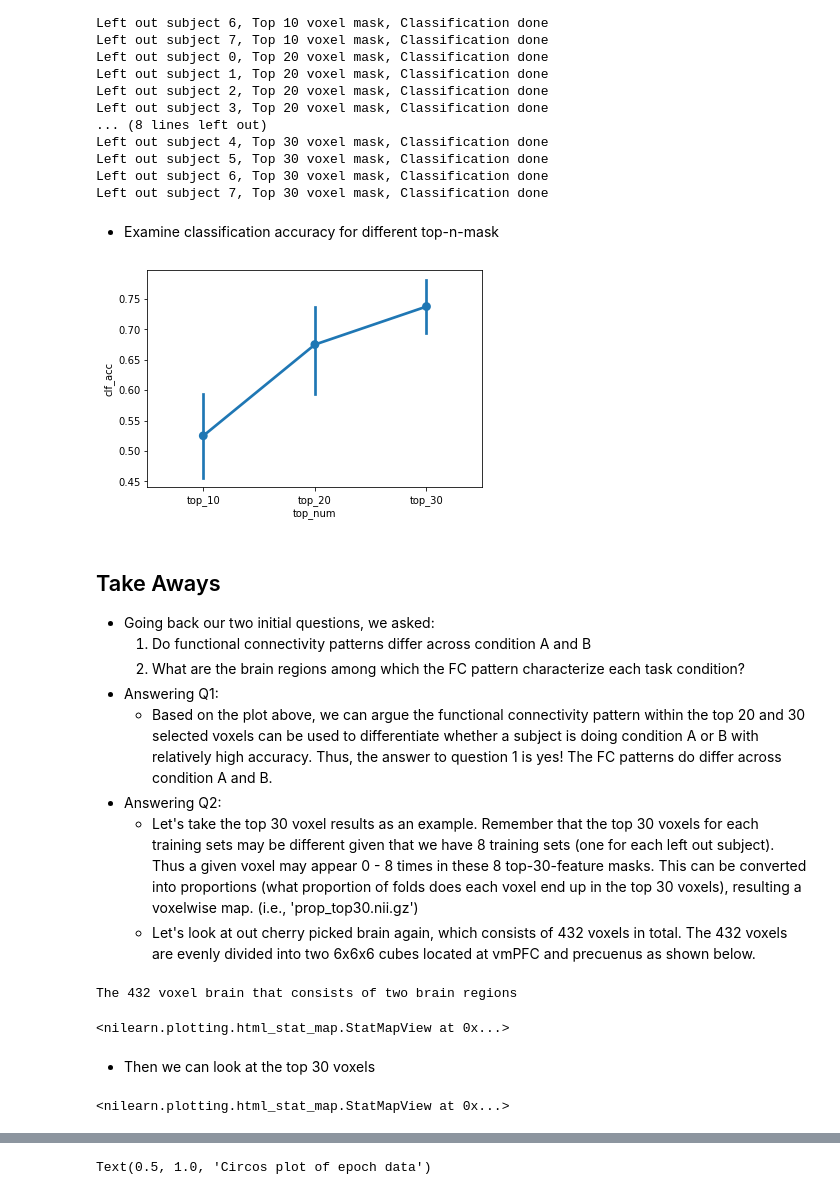
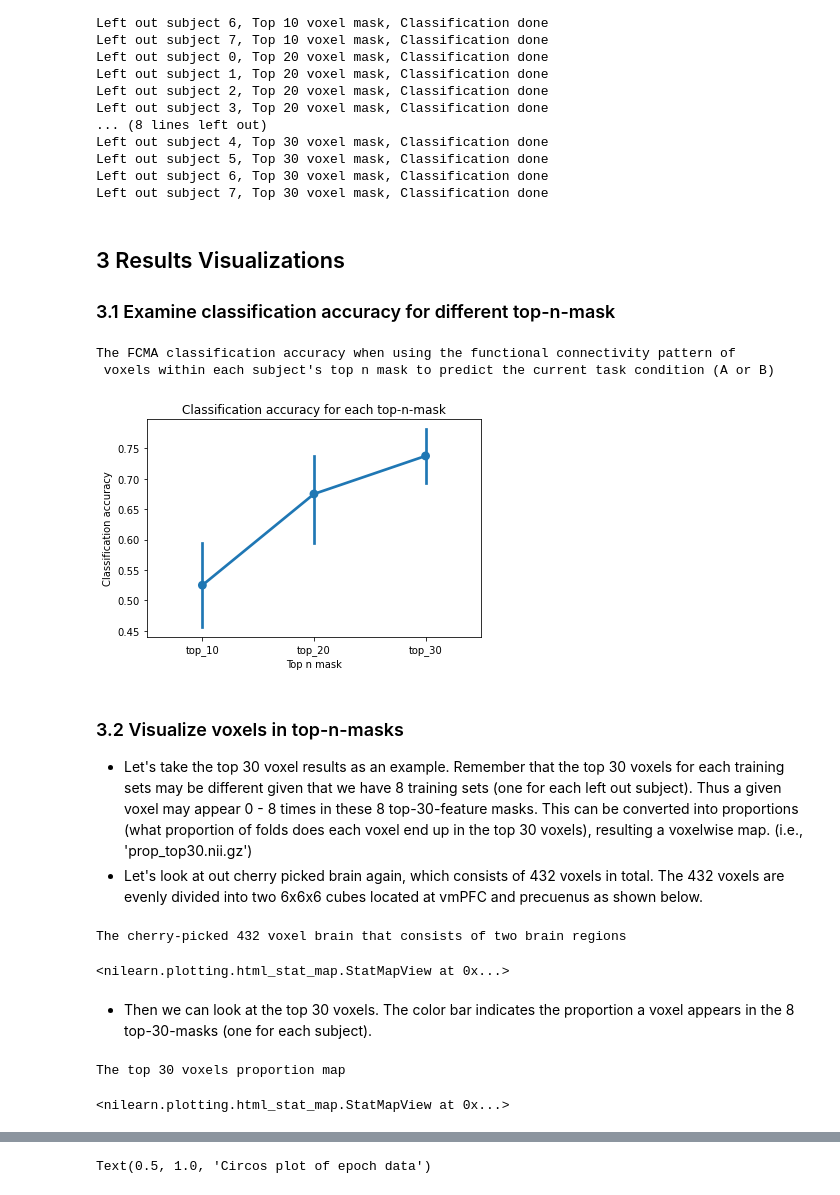
Before and after one commit to brainiak/brainiak-aperture, a Jupyter notebook: notebooks/fcma/FCMA_demo.ipynb, the cells around one changed output, grey strips where cells are left out. Drawn from its saved outputs; the diff is of its cells as text; code cells hidden in the pictures.

```diff
--- a/notebooks/fcma/FCMA_demo.ipynb
+++ b/notebooks/fcma/FCMA_demo.ipynb
@@ -368,7 +394,8 @@ Left out subject 5, Top 30 voxel mask, Classification done
 Left out subject 6, Top 30 voxel mask, Classification done
 Left out subject 7, Top 30 voxel mask, Classification done
 # %% [markdown]
-- Examine classification accuracy for different top-n-mask
+## 3 Results Visualizations <a id="visualization"></a>
+### 3.1 Examine classification accuracy for different top-n-mask <a id="line"></a>
 # %%
 # write a function to extract left-out subject id and the classification acc.
 def extract_clf_acc(base_dir, top_num, num_subjs):
@@ -385,54 +412,56 @@ def extract_clf_acc(base_dir, top_num, num_subjs):
     acc = []
     for line in lines:
         id_start_index = line.index('_no') + len('_no')
         id_end_index = line.index('_result_seq')
         id = int(line[id_start_index:id_end_index])
         loo_id.append(id)
 
         acc_start_index = line.index(': ') + 2
         acc_end_index = line.index('\n')
         score = float(line[acc_start_index:acc_end_index])
         acc.append(score)
 
     # write a dataframe
     colnames = ['loo_id','clf_acc','top_num']
     df = pd.DataFrame(index=range(len(loo_id)), columns=colnames)
     df['loo_id'] = loo_id
     df['clf_acc'] = acc
     df['top_num'] = np.repeat(top_num, len(loo_id)).tolist()
 
     return df
 
 # generate df and concatenate them together
 df_list = [extract_clf_acc(output_dir,'top_10', num_subjs),
            extract_clf_acc(output_dir,'top_20', num_subjs),
            extract_clf_acc(output_dir,'top_30', num_subjs)]
 final_df = pd.concat(df_list).reset_index(drop=True)
 
 # a quick look at the df
 ax = sns.pointplot(x="top_num", y="clf_acc", data=final_df)
+ax.set_title('Classification accuracy for each top-n-mask')
+ax.set_ylabel('Classification accuracy')
+ax.set_xlabel('Top n mask')
+print("The FCMA classification accuracy when using the functional connectivity pattern of \n voxels within each subject's top n mask to predict the current task condition (A or B) ")
 # %% [output]
+The FCMA classification accuracy when using the functional connectivity pattern of
+ voxels within each subject's top n mask to predict the current task condition (A or B)
-[figure, old version]
+[figure, new version]
 # %% [markdown]
-## Take Aways
-- Going back our two initial questions, we asked:
-    1. Do functional connectivity patterns differ across condition A and B
-    2. What are the brain regions among which the FC pattern characterize each task condition?
-- Answering Q1:
-    - Based on the plot above, we can argue the functional connectivity pattern within the top 20 and 30 selected voxels can be used to differentiate whether a subject is doing condition A or B with relatively high accuracy. Thus, the answer to question 1 is yes! The FC patterns do differ across condition A and B.
-- Answering Q2:
-    - Let's take the top 30 voxel results as an example. Remember that the top 30 voxels for each training sets may be different given that we have 8 training sets (one for each left out subject). Thus a given voxel may appear 0 - 8 times in these 8 top-30-feature masks. This can be converted into proportions (what proportion of folds does each voxel end up in the top 30 voxels), resulting a voxelwise map. (i.e., 'prop_top30.nii.gz')
-    - Let's look at out cherry picked brain again, which consists of 432 voxels in total. The 432 voxels are evenly divided into two 6x6x6 cubes located at vmPFC and precuenus as shown below.
+### 3.2 Visualize voxels in top-n-masks <a id="niview"></a>
+- Let's take the top 30 voxel results as an example. Remember that the top 30 voxels for each training sets may be different given that we have 8 training sets (one for each left out subject). Thus a given voxel may appear 0 - 8 times in these 8 top-30-feature masks. This can be converted into proportions (what proportion of folds does each voxel end up in the top 30 voxels), resulting a voxelwise map. (i.e., 'prop_top30.nii.gz')
+- Let's look at out cherry picked brain again, which consists of 432 voxels in total. The 432 voxels are evenly divided into two 6x6x6 cubes located at vmPFC and precuenus as shown below.
 # %%
-print("The 432 voxel brain that consists of two brain regions")
-plotting.view_img(os.path.join(cur_dir, 'sim_info', 'full_mask.nii.gz'))
+print("The cherry-picked 432 voxel brain that consists of two brain regions")
+plotting.view_img(os.path.join(cur_dir, 'sim_info', 'full_mask.nii.gz'), title = "The brain mask", colorbar = False)
 # %% [output]
-The 432 voxel brain that consists of two brain regions
+The cherry-picked 432 voxel brain that consists of two brain regions
 <nilearn.plotting.html_stat_map.StatMapView at 0x...>
 # %% [markdown]
-- Then we can look at the top 30 voxels
+- Then we can look at the top 30 voxels. The color bar indicates the proportion a voxel appears in the 8 top-30-masks (one for each subject).
 # %%
-plotting.view_img(os.path.join(output_dir, 'top_30','prop_top30.nii.gz'))
+print("The top 30 voxels proportion map")
+plotting.view_img(os.path.join(output_dir, 'top_30','prop_top30.nii.gz'), title = "Top 30 voxels")
 # %% [output]
-<nilearn.plotting.html_stat_map.StatMapView at 0x...>
+The top 30 voxels proportion map
+<nilearn.plotting.html_stat_map.StatMapView at 0x...>
 # %% [markdown]
```
Also changed, not shown: parts of 13 cells of this notebook.
